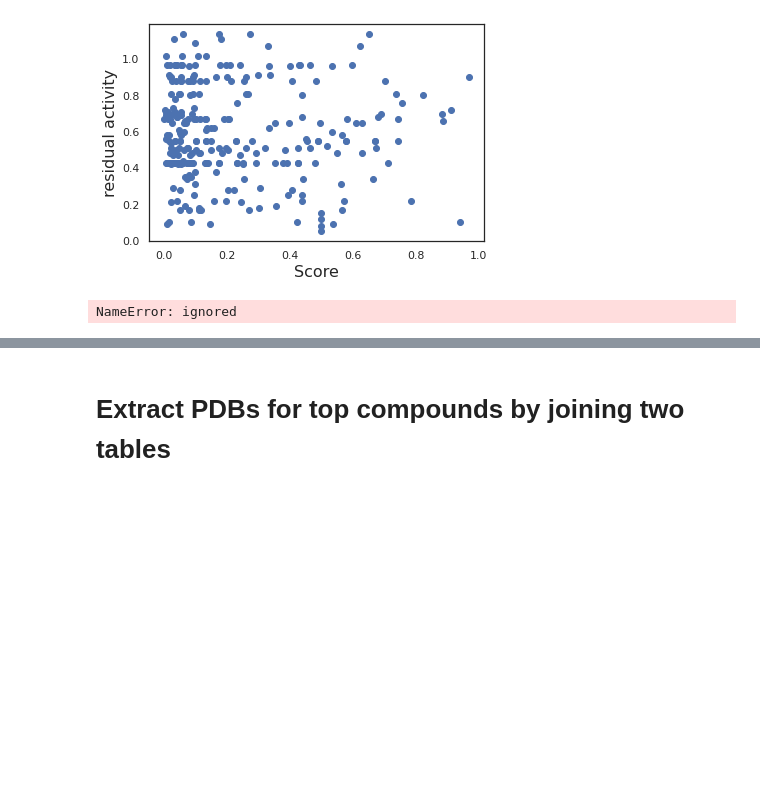
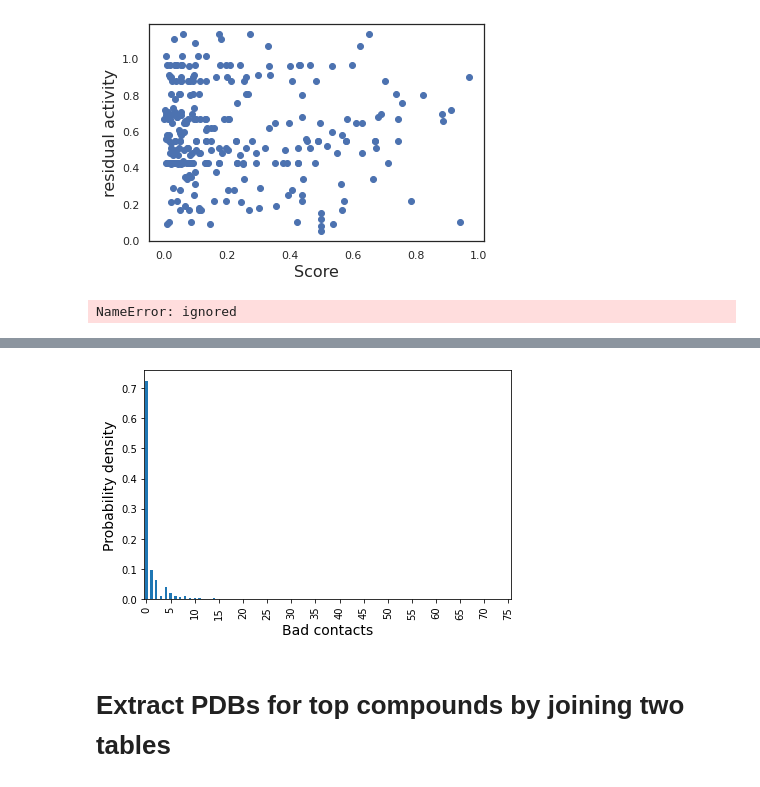
Before and after one commit to jglaser/gigadocking_notebooks, a Jupyter notebook: Gigadocking.ipynb, the cells around one changed output, grey strips where cells are left out. Cells and saved outputs as stored; diff of their text form; code cells hidden in the pictures; blank space fills up the shorter version.

```diff
--- a/Gigadocking.ipynb
+++ b/Gigadocking.ipynb
@@ -325,3 +343,34 @@ NameError: ignored
+# %%
+#Histogram of XGBoost scores
+from google.cloud import bigquery
+
+client = bigquery.Client(project=project_id)
+bin_width = 1
+columns = '+'.join([r+'_tr' for r in S1p_res])
+q = """
+SELECT bucket_floor, COUNT(*) as bincount
+FROM (
+        SELECT floor(({})/{})*{} AS bucket_floor FROM
+          mpro_5r84.mpro_features
+      )
+GROUP BY bucket_floor
+ORDER BY bucket_floor""".format(columns,bin_width,bin_width)
+df_hist = client.query(q).to_dataframe()
+# %%
+import numpy as np
+df_hist['hist_norm'] = df_hist.bincount/df_hist.bincount.sum()/bin_width
+ax = df_hist.plot.bar(x="bucket_floor",y="hist_norm",legend=None)
+#ax.figure.set_size_inches(6,6)
+ax.set_xlabel("Bad contacts",fontsize=14)
+ax.set_ylabel("Probability density",fontsize=14)
+xticks = np.arange(0,df_hist['bucket_floor'].max(),5).astype(np.int32)
+ax.set_xticks(xticks)
+ax.set_xticklabels(xticks)
+#ax.set_yscale('log')
+fig = ax.get_figure()
+fig.tight_layout()
+# %% [output]
+[figure, added]
 # %% [markdown]
 # Extract PDBs for top compounds by joining two tables
 # %% [markdown]
```
Also changed, not shown: parts of 4 cells of this notebook.
